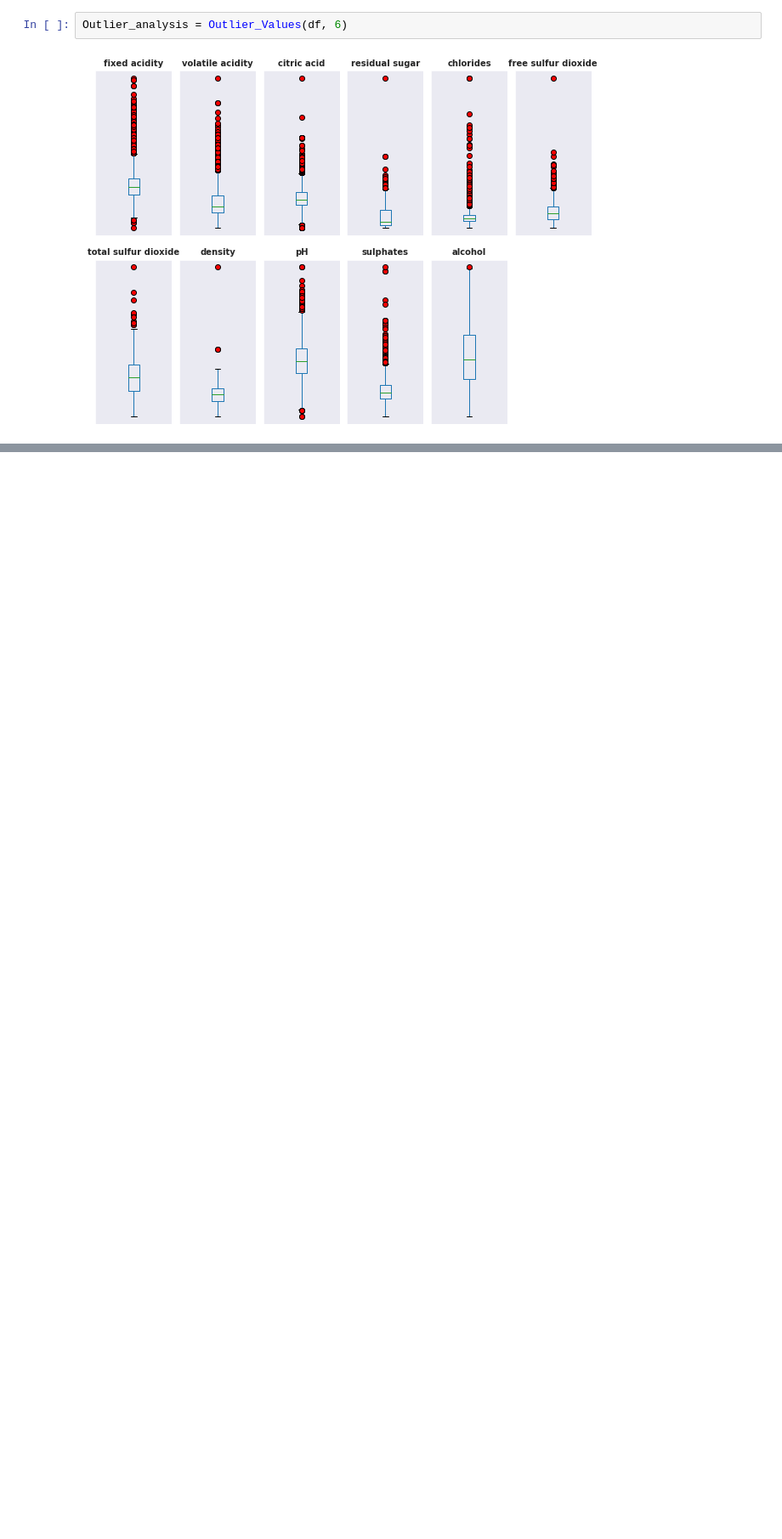
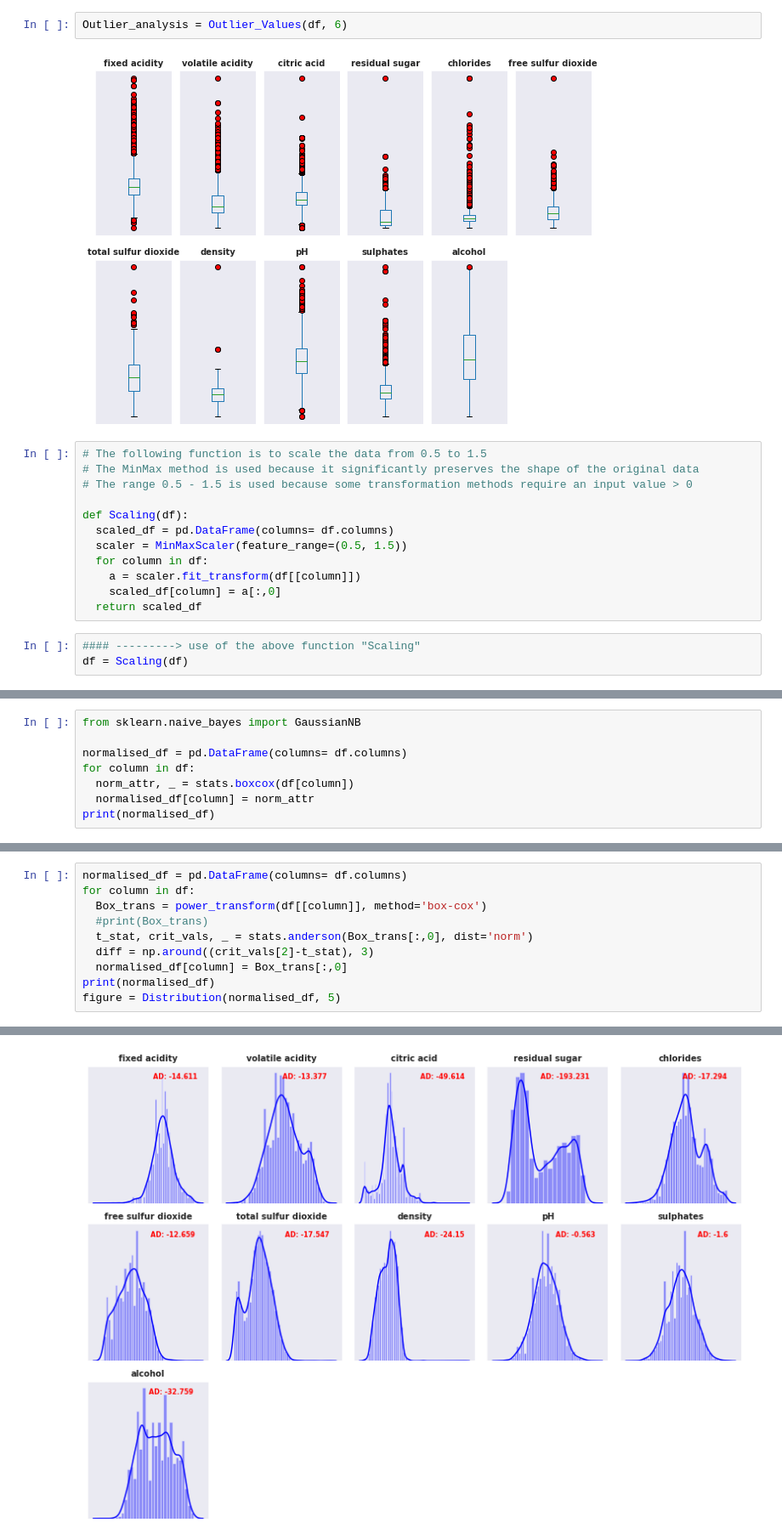
Before and after one commit to Anastasios-K/Pyspark, a Jupyter notebook: WineQualClassification.ipynb, the cells around one changed output, grey strips where cells are left out. Shown at 85% size. Drawn from its saved outputs; the diff is of its cells as text; blank space fills up the shorter version.

```diff
--- a/WineQualClassification.ipynb
+++ b/WineQualClassification.ipynb
@@ -202,3 +201,18 @@ def Outlier_Values(df, columns_num):
 Outlier_analysis = Outlier_Values(df, 6)
 # %% [output]
 [figure]
+# %%
+# The following function is to scale the data from 0.5 to 1.5
+# The MinMax method is used because it significantly preserves the shape of the original data
+# The range 0.5 - 1.5 is used because some transformation methods require an input value > 0
+
+def Scaling(df):
+  scaled_df = pd.DataFrame(columns= df.columns)
+  scaler = MinMaxScaler(feature_range=(0.5, 1.5))
+  for column in df:
+    a = scaler.fit_transform(df[[column]])
+    scaled_df[column] = a[:,0]
+  return scaled_df
+# %%
+#### ---------> use of the above function "Scaling"
+df = Scaling(df)
@@ -204,0 +227,8 @@ Outlier_analysis = Outlier_Values(df, 6)
+# %%
+from sklearn.naive_bayes import GaussianNB
+
+normalised_df = pd.DataFrame(columns= df.columns)
+for column in df:
+  norm_attr, _ = stats.boxcox(df[column])
+  normalised_df[column] = norm_attr
+print(normalised_df)
@@ -204,0 +252,11 @@ Outlier_analysis = Outlier_Values(df, 6)
+# %%
+normalised_df = pd.DataFrame(columns= df.columns)
+for column in df:
+  Box_trans = power_transform(df[[column]], method='box-cox')
+  #print(Box_trans)
+  t_stat, crit_vals, _ = stats.anderson(Box_trans[:,0], dist='norm')
+  diff = np.around((crit_vals[2]-t_stat), 3)
+  normalised_df[column] = Box_trans[:,0]
+print(normalised_df)
+figure = Distribution(normalised_df, 5)
+# %% [output]
@@ -204,0 +277 @@ Outlier_analysis = Outlier_Values(df, 6)
+[figure, added]
```
Also changed, not shown: parts of 9 cells of this notebook.
